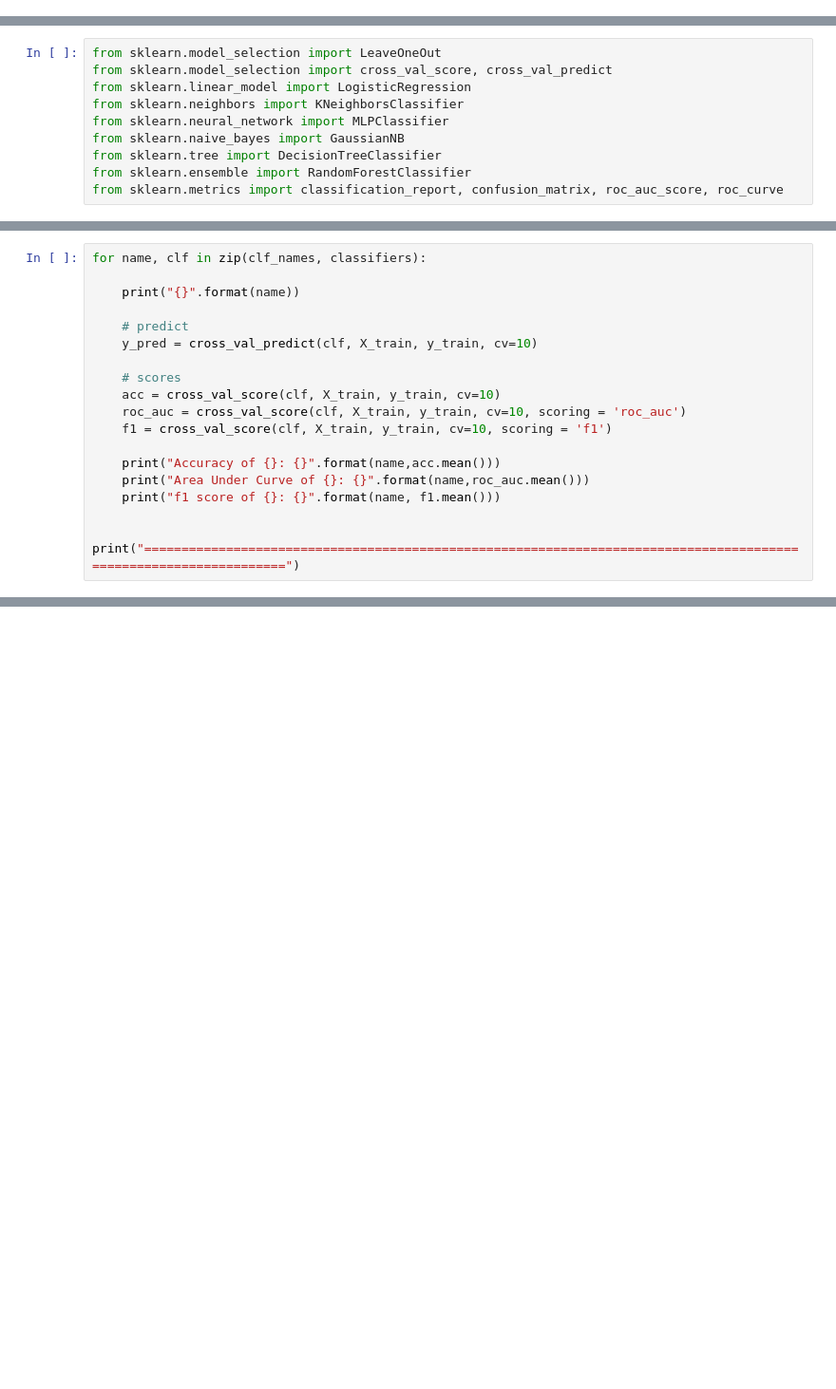
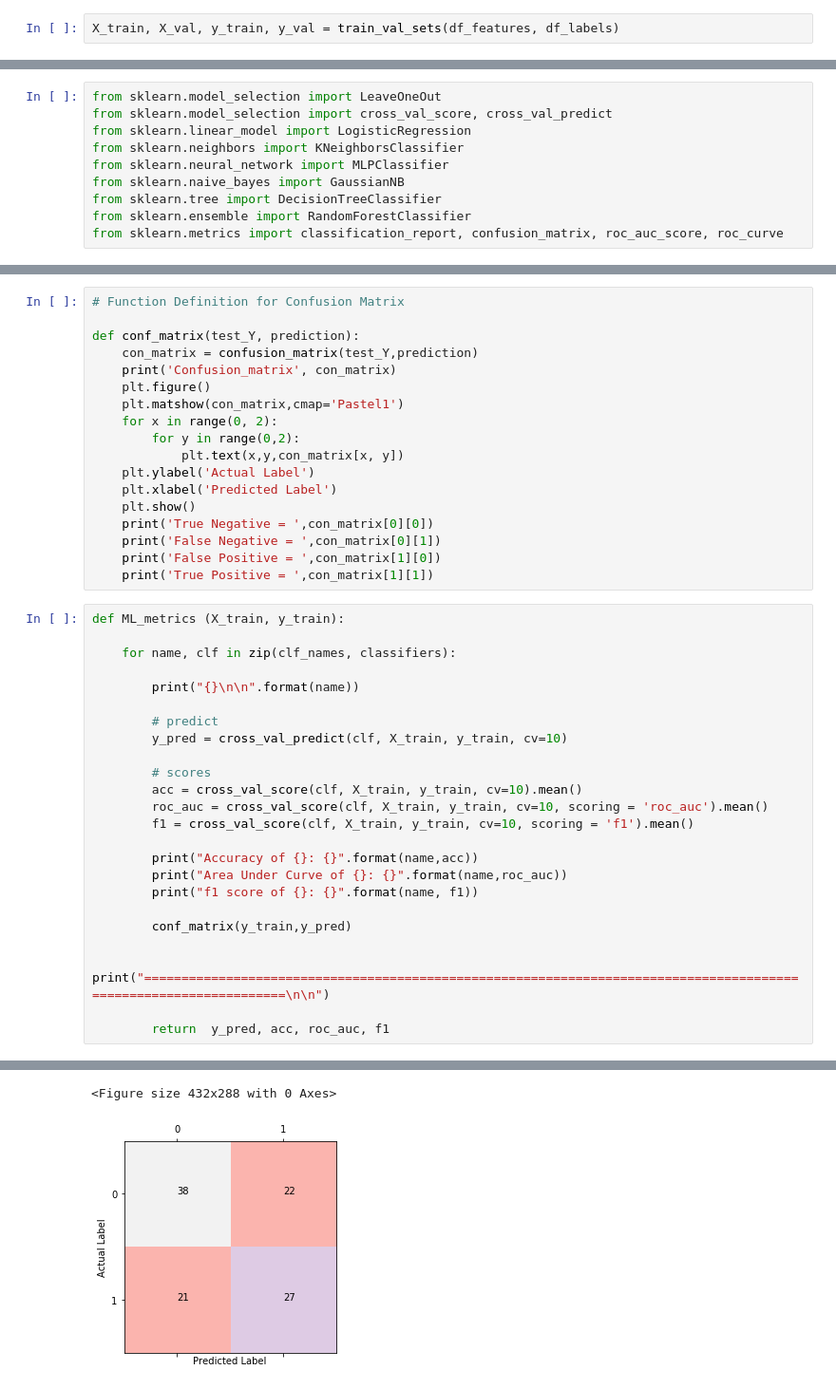
Before and after one commit to brainhack-school2020/tjays7_fmri, a Jupyter notebook: Gender-Classification-fMRI.ipynb, the cells around one changed output, grey strips where cells are left out. Shown at 95% size. Drawn from its saved outputs; the diff is of its cells as text; blank space fills up the shorter version.

```diff
--- a/Gender-Classification-fMRI.ipynb
+++ b/Gender-Classification-fMRI.ipynb
@@ -306,5 +308,7 @@ print('training:', len(X_train), 'testing:', len(X_val))
 # %% [output]
 training: 108 testing: 47
+# %%
+X_train, X_val, y_train, y_val = train_val_sets(df_features, df_labels)
 # %%
 # Plotting distribution of y_train and y_test samples
 
@@ -340,23 +348,47 @@ classifiers = [LogisticRegression(random_state = 0),
                GaussianNB(),
                DecisionTreeClassifier(max_depth = 3),
                RandomForestClassifier(max_depth = 5, n_estimators = 10, max_features = 1)]
+# %%
+# Function Definition for Confusion Matrix
+
+def conf_matrix(test_Y, prediction):
+    con_matrix = confusion_matrix(test_Y,prediction)
+    print('Confusion_matrix', con_matrix)
+    plt.figure()
+    plt.matshow(con_matrix,cmap='Pastel1')
+    for x in range(0, 2):
+        for y in range(0,2):
+            plt.text(x,y,con_matrix[x, y])
+    plt.ylabel('Actual Label')
+    plt.xlabel('Predicted Label')
+    plt.show()
+    print('True Negative = ',con_matrix[0][0])
+    print('False Negative = ',con_matrix[0][1])
+    print('False Positive = ',con_matrix[1][0])
+    print('True Positive = ',con_matrix[1][1])
 # %%
-for name, clf in zip(clf_names, classifiers):
+def ML_metrics (X_train, y_train):
 
-    print("{}".format(name))
+    for name, clf in zip(clf_names, classifiers):
 
-    # predict
-    y_pred = cross_val_predict(clf, X_train, y_train, cv=10)
+        print("{}\n\n".format(name))
 
-    # scores
-    acc = cross_val_score(clf, X_train, y_train, cv=10)
-    roc_auc = cross_val_score(clf, X_train, y_train, cv=10, scoring = 'roc_auc')
-    f1 = cross_val_score(clf, X_train, y_train, cv=10, scoring = 'f1')
+        # predict
+        y_pred = cross_val_predict(clf, X_train, y_train, cv=10)
 
-    print("Accuracy of {}: {}".format(name,acc.mean()))
-    print("Area Under Curve of {}: {}".format(name,roc_auc.mean()))
-    print("f1 score of {}: {}".format(name, f1.mean()))
+        # scores
+        acc = cross_val_score(clf, X_train, y_train, cv=10).mean()
+        roc_auc = cross_val_score(clf, X_train, y_train, cv=10, scoring = 'roc_auc').mean()
+        f1 = cross_val_score(clf, X_train, y_train, cv=10, scoring = 'f1').mean()
 
-    print("==================================================================================================================")
+        print("Accuracy of {}: {}".format(name,acc))
+        print("Area Under Curve of {}: {}".format(name,roc_auc))
+        print("f1 score of {}: {}".format(name, f1))
+
+        conf_matrix(y_train,y_pred)
+
+        print("==================================================================================================================\n\n")
+
+        return  y_pred, acc, roc_auc, f1
 # %% [output]
 Logistic Regression
@@ -378,0 +402,2 @@ f1 score of Random Forest: 0.45587967587967587
+<Figure size 432x288 with 0 Axes>
+[figure, added]
```
Also changed, not shown: parts of 14 cells of this notebook.
